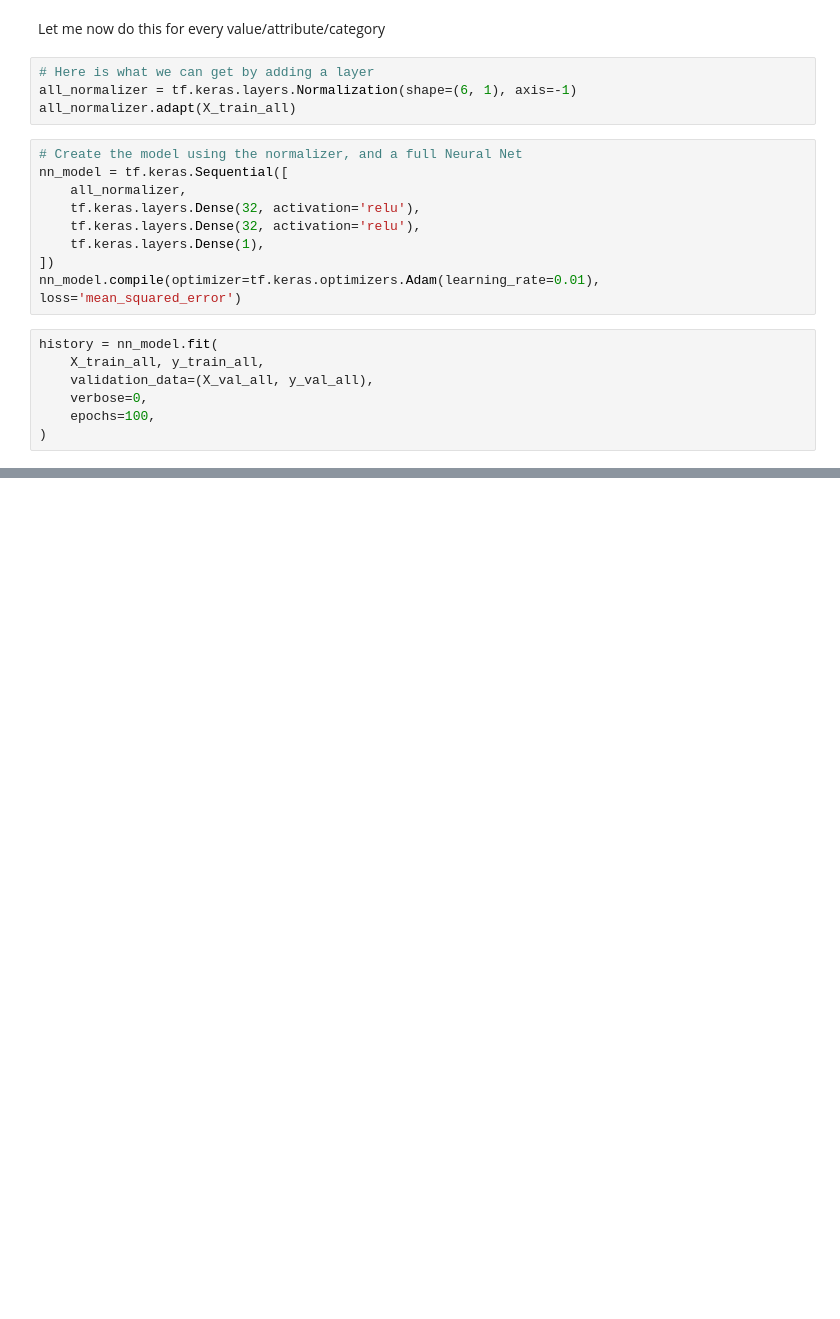
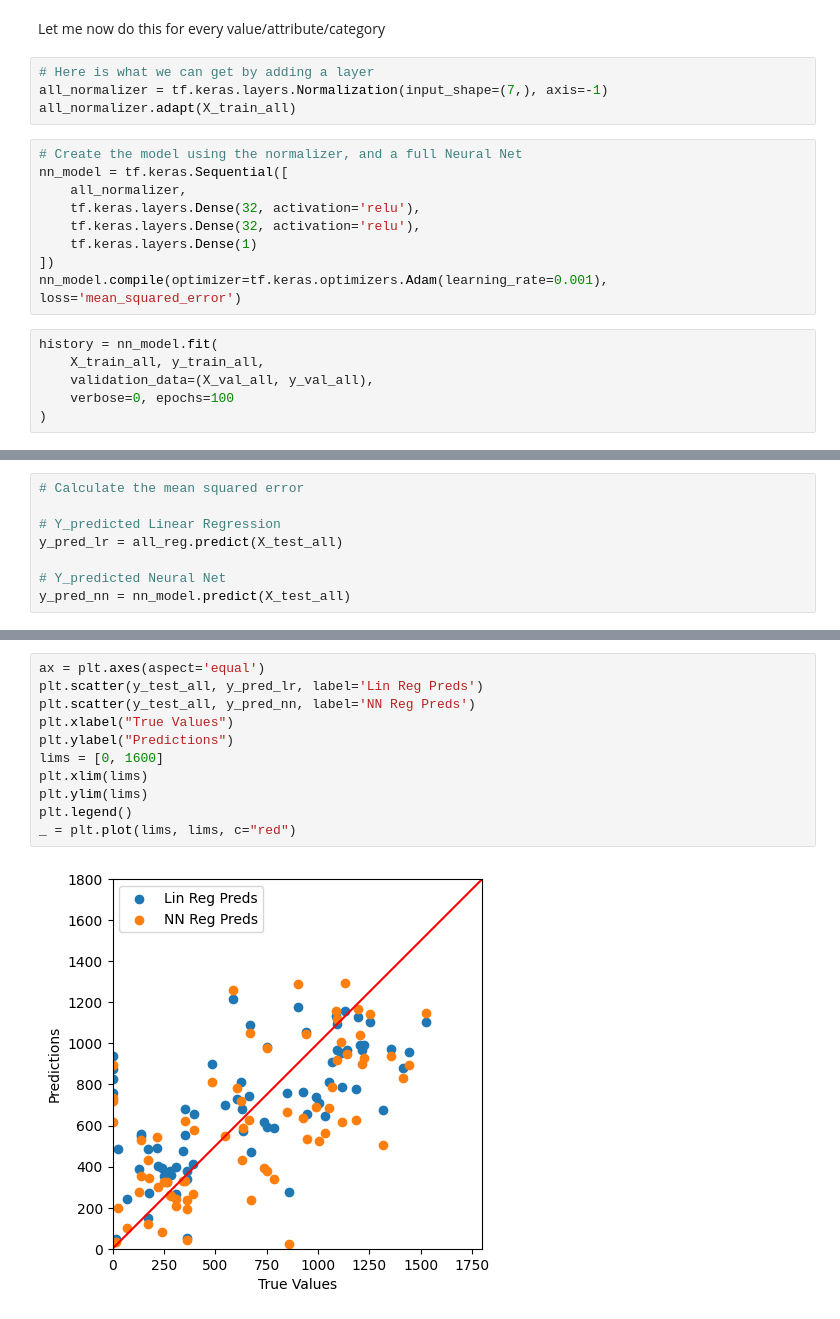
Before and after one commit to Logan-0/MachineLearning, a Jupyter notebook: SeoulBikeSharingDemand.ipynb, the cells around one changed output, grey strips where cells are left out. Cells and saved outputs as stored; diff of their text form; blank space fills up the shorter version.

```diff
--- a/SeoulBikeSharingDemand.ipynb
+++ b/SeoulBikeSharingDemand.ipynb
@@ -227,7 +281,7 @@ plt.xlabel("Temp")
 Let me now do this for every value/attribute/category
 # %%
 # Here is what we can get by adding a layer
-all_normalizer = tf.keras.layers.Normalization(shape=(6, 1), axis=-1)
+all_normalizer = tf.keras.layers.Normalization(input_shape=(7,), axis=-1)
 all_normalizer.adapt(X_train_all)
 # %%
 # Create the model using the normalizer, and a full Neural Net
@@ -235,15 +289,14 @@ nn_model = tf.keras.Sequential([
     all_normalizer,
     tf.keras.layers.Dense(32, activation='relu'),
     tf.keras.layers.Dense(32, activation='relu'),
-    tf.keras.layers.Dense(1),
+    tf.keras.layers.Dense(1)
 ])
-nn_model.compile(optimizer=tf.keras.optimizers.Adam(learning_rate=0.01), loss='mean_squared_error')
+nn_model.compile(optimizer=tf.keras.optimizers.Adam(learning_rate=0.001), loss='mean_squared_error')
 # %%
 history = nn_model.fit(
     X_train_all, y_train_all,
     validation_data=(X_val_all, y_val_all),
-    verbose=0,
-    epochs=100,
+    verbose=0, epochs=100
 )
 # %%
 plot_loss(history)
@@ -249,0 +305,8 @@ plot_loss(history)
+# %%
+# Calculate the mean squared error
+
+# Y_predicted Linear Regression
+y_pred_lr = all_reg.predict(X_test_all)
+
+# Y_predicted Neural Net
+y_pred_nn = nn_model.predict(X_test_all)
@@ -249,0 +330,13 @@ plot_loss(history)
+# %%
+ax = plt.axes(aspect='equal')
+plt.scatter(y_test_all, y_pred_lr, label='Lin Reg Preds')
+plt.scatter(y_test_all, y_pred_nn, label='NN Reg Preds')
+plt.xlabel("True Values")
+plt.ylabel("Predictions")
+lims = [0, 1600]
+plt.xlim(lims)
+plt.ylim(lims)
+plt.legend()
+_ = plt.plot(lims, lims, c="red")
+# %% [output]
+[figure, added]
```
Also changed, not shown: parts of 23 cells of this notebook.
